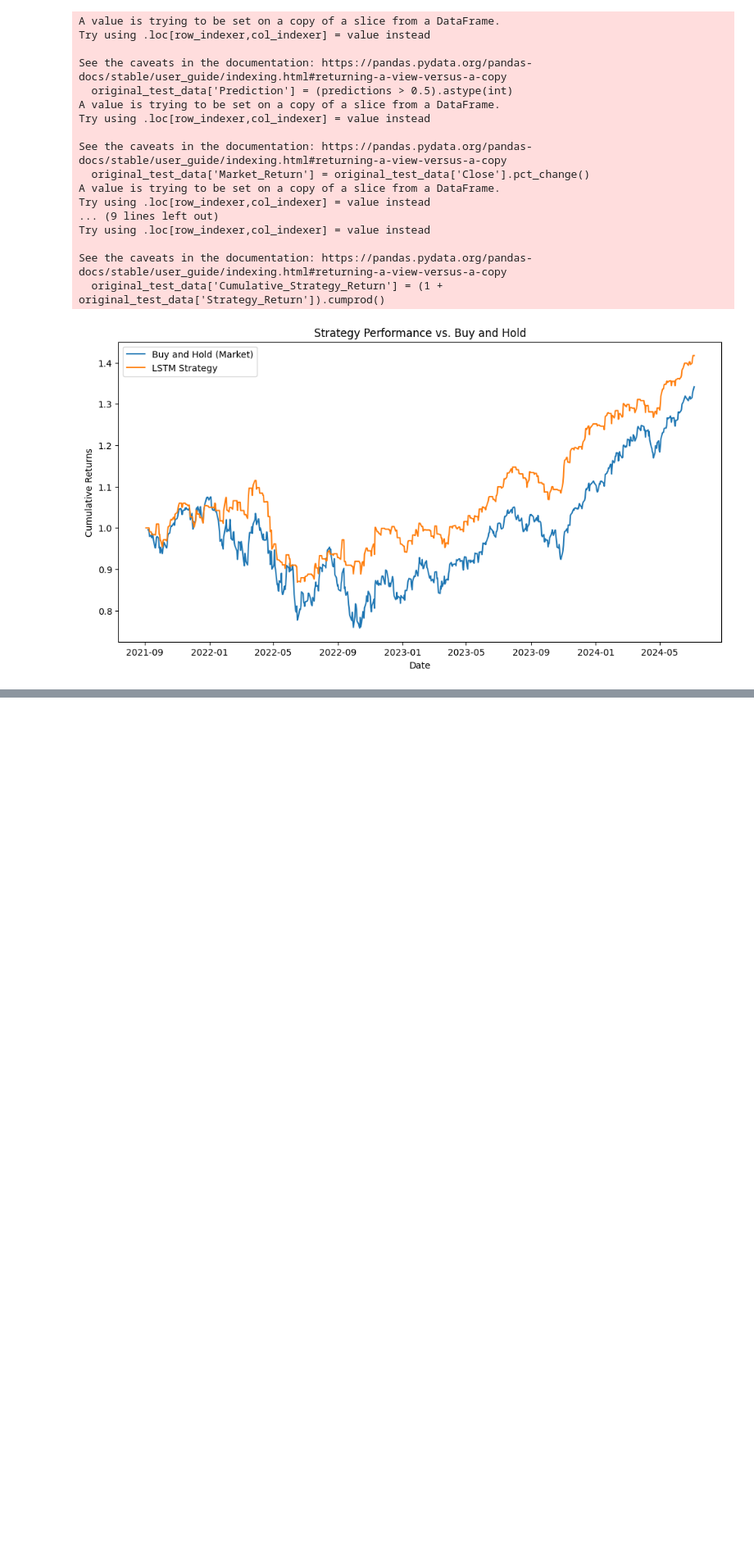
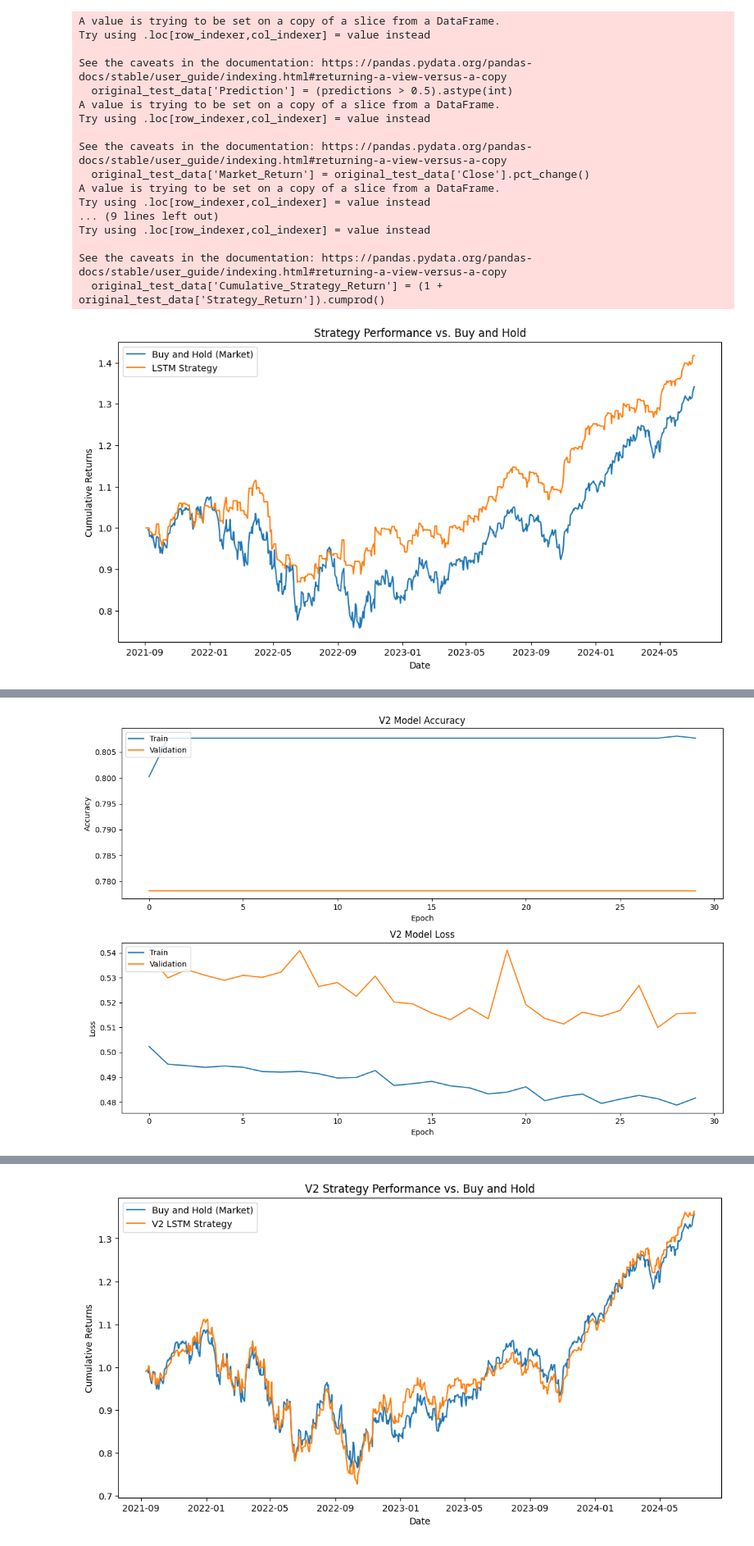
Before and after one commit to ccastano1997/Volatility-Based-Trading-Signal-Generation-using-LSTM-Networks, a Jupyter notebook: Volatility_Based_Trading_Signal_Generation_using_LSTM_Networks.ipynb, the cells around one changed output, grey strips where cells are left out. Shown: that part at 82% size. Cells and saved outputs as stored; diff of their text form; code cells hidden in the pictures; blank space fills up the shorter version.

Commit message:
Created using Colab, Added Model V2 and Model V3

```diff
--- a/Volatility_Based_Trading_Signal_Generation_using_LSTM_Networks.ipynb
+++ b/Volatility_Based_Trading_Signal_Generation_using_LSTM_Networks.ipynb
@@ -270,0 +426,68 @@ See the caveats in the documentation: https://pandas.pydata.org/pandas-docs/stab
+# %%
+import matplotlib.pyplot as plt
+import numpy as np
+
+# --- 1. Visualize V2 Training History ---
+# This uses the 'history_v2' object from the new model's training.
+
+fig, (ax1, ax2) = plt.subplots(2, 1, figsize=(12, 8))
+
+# Plot training & validation accuracy values
+ax1.plot(history_v2.history['accuracy'])
+ax1.plot(history_v2.history['val_accuracy'])
+ax1.set_title('V2 Model Accuracy')
+ax1.set_ylabel('Accuracy')
+ax1.set_xlabel('Epoch')
+ax1.legend(['Train', 'Validation'], loc='upper left')
+
+# Plot training & validation loss values
+ax2.plot(history_v2.history['loss'])
+ax2.plot(history_v2.history['val_loss'])
+ax2.set_title('V2 Model Loss')
+ax2.set_ylabel('Loss')
+ax2.set_xlabel('Epoch')
+ax2.legend(['Train', 'Validation'], loc='upper left')
+
+plt.tight_layout()
+plt.show()
+
+
+# --- 2. Backtest the V2 Strategy on the Test Set ---
+# This simulates how the V2 model would have performed on unseen data.
+
+# Get the original 'Close' prices from the test period
+# Note: The iloc index needs to account for the rows we dropped
+original_test_data_v2 = spy_df.iloc[split + sequence_length:]
+
+# Get the V2 model's predictions
+predictions_v2 = model_v2.predict(X_test)
+
+# Add the predictions and the actual 'Target' to our test data DataFrame
+# We need to be careful here as the DataFrame index might not align perfectly after creating sequences.
+# It's safer to create new columns on a copied DataFrame.
+backtest_df = original_test_data_v2.copy()
+backtest_df['Prediction'] = (predictions_v2 > 0.5).astype(int)
+
+# Calculate daily market returns
+backtest_df['Market_Return'] = backtest_df['Close'].pct_change()
+
+# Calculate strategy returns.
+# If our model correctly predicted a significant move was coming (Prediction=1) AND the real target was also 1, we invest.
+# Otherwise, we stay in cash (return = 0). This is a simple but effective test.
+backtest_df['Strategy_Return'] = np.where(backtest_df['Prediction'] == backtest_df['Target'], backtest_df['Market_Return'], 0)
+
+# Calculate cumulative returns for both strategies
+backtest_df['Cumulative_Market_Return'] = (1 + backtest_df['Market_Return']).cumprod()
+backtest_df['Cumulative_Strategy_Return'] = (1 + backtest_df['Strategy_Return']).cumprod()
+
+# Plot the equity curve for the V2 model
+plt.figure(figsize=(12, 6))
+plt.plot(backtest_df['Cumulative_Market_Return'], label='Buy and Hold (Market)')
+plt.plot(backtest_df['Cumulative_Strategy_Return'], label='V2 LSTM Strategy')
+plt.title('V2 Strategy Performance vs. Buy and Hold')
+plt.ylabel('Cumulative Returns')
+plt.xlabel('Date')
+plt.legend()
+plt.show()
+# %% [output]
+[figure, added]
@@ -270,0 +495 @@ See the caveats in the documentation: https://pandas.pydata.org/pandas-docs/stab
+[figure, added]
```
Also changed, not shown: parts of 7 cells of this notebook.
